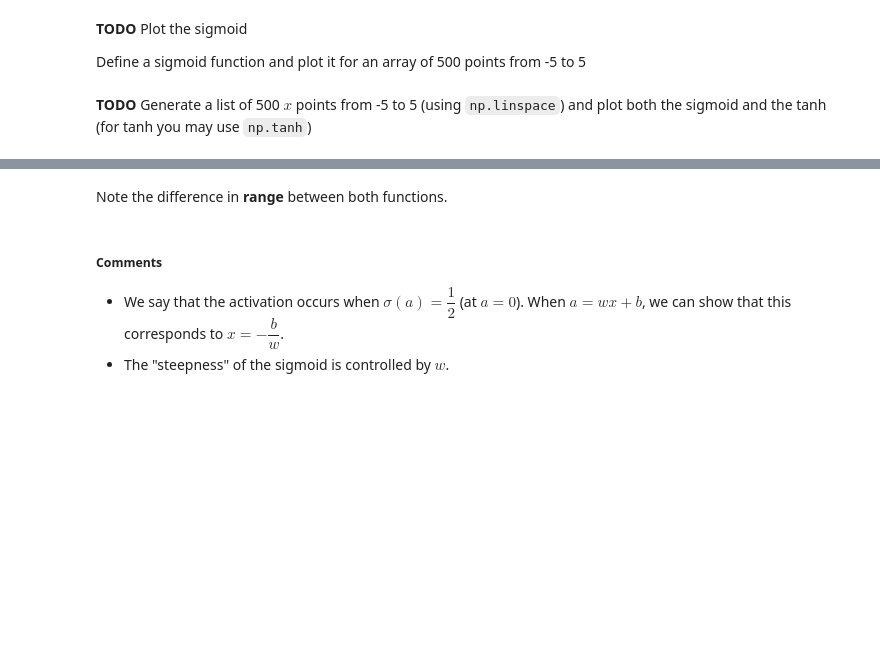
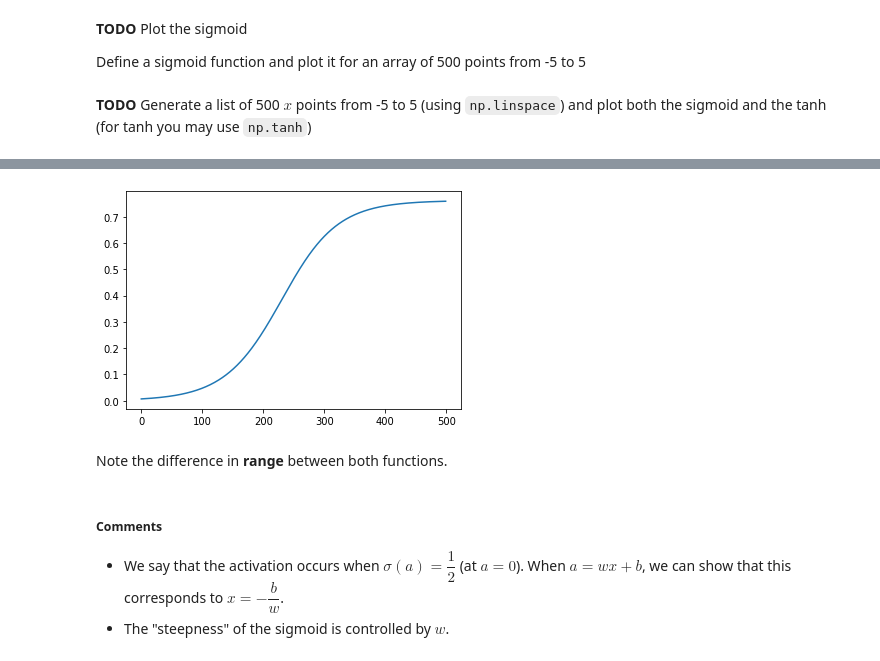
Before and after one commit to bendurand/hello-world, a Jupyter notebook: LabAssignmentNNfromScratch.ipynb, the cells around one changed output, grey strips where cells are left out. Saved outputs shown, nothing was run; the diff lists cells and outputs as text; code cells hidden in the pictures; blank space fills up the shorter version.

```diff
--- a/LabAssignmentNNfromScratch.ipynb
+++ b/LabAssignmentNNfromScratch.ipynb
@@ -48,3 +58,8 @@ Define a sigmoid function and plot it for an array of 500 points from -5 to 5
+# %%
+plt.plot(np.tanh(sigmoid(x)))
+plt.show()
+# %% [output]
+[figure, added]
 # %% [markdown]
 Note the difference in **range** between both functions.
 # %% [markdown]
```
Also changed, not shown: parts of 16 cells of this notebook.
